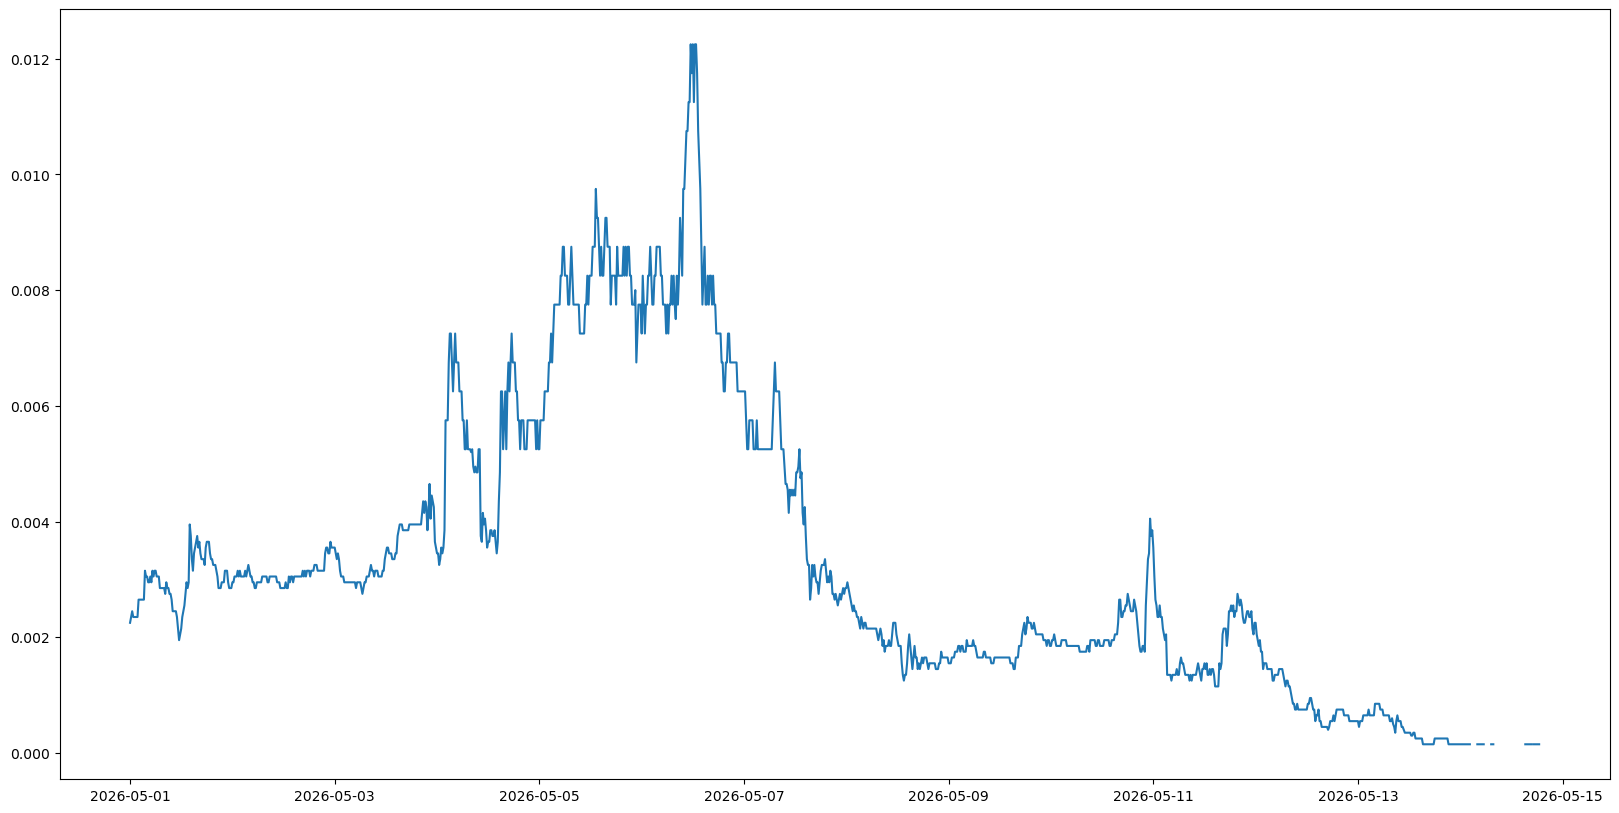
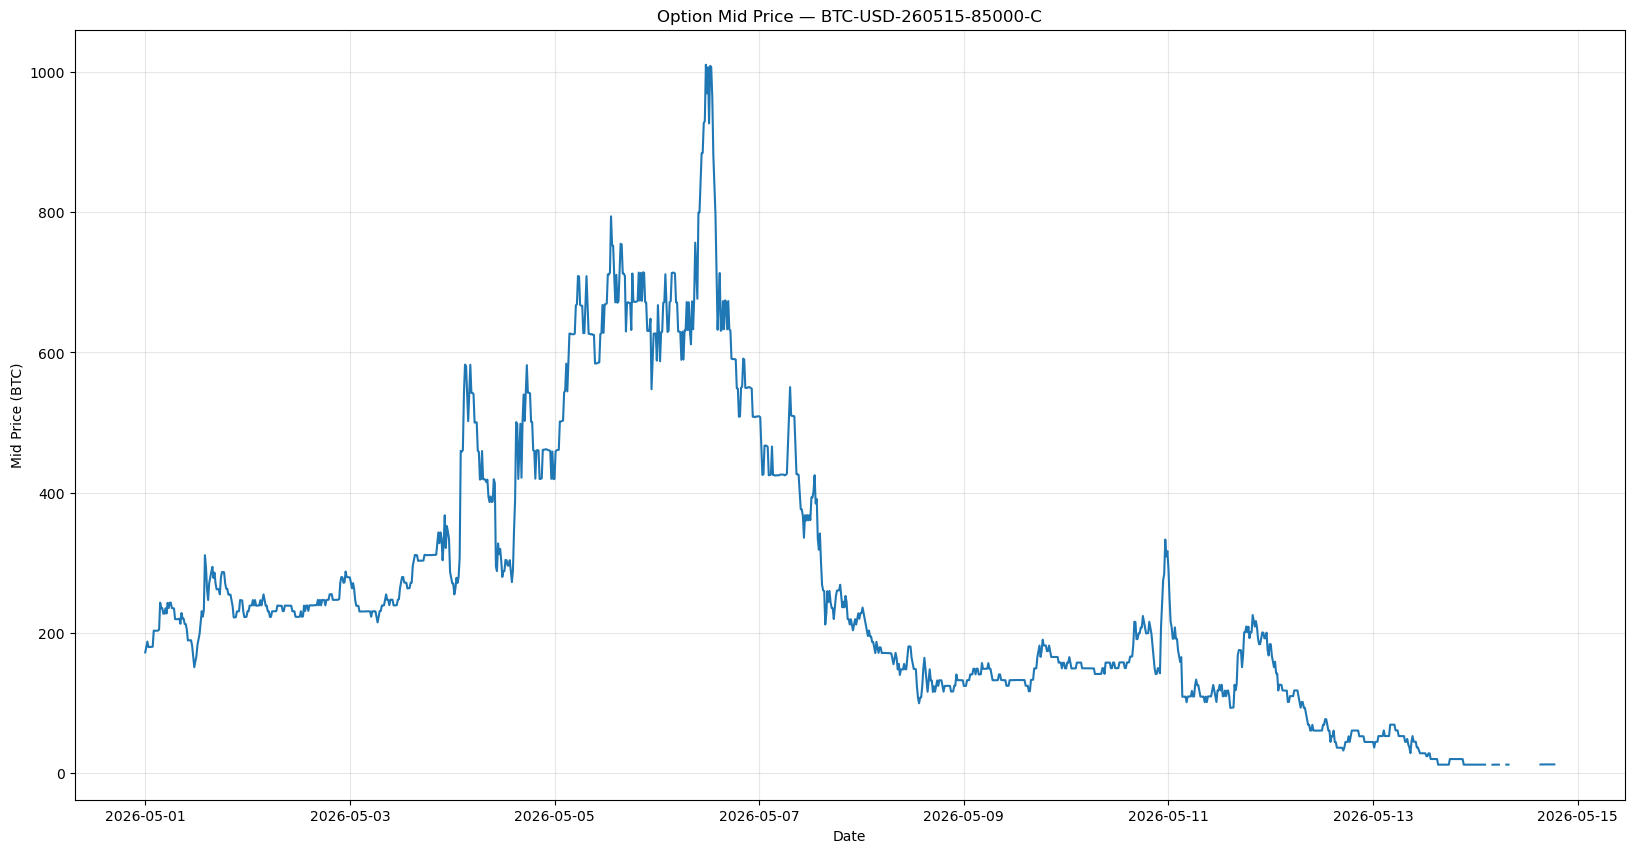
Code edit (unified diff) that turned the first committed figure into the second:
--- before
+++ after
@@ -1,3 +1,7 @@
-plt.figure(figsize = (20,10))
-plt.plot(contract_mid_snap['ts'], contract_mid_snap['mid'])
+plt.figure(figsize=(20, 10))
+plt.plot(contract_mid_snap['ts'], contract_mid_snap['mid_usd'])
+plt.title('Option Mid Price — BTC-USD-260515-85000-C')
+plt.xlabel('Date')
+plt.ylabel('Mid Price (BTC)')
+plt.grid(alpha=0.3)
 plt.show()

Commit: slight code changes for better pictures